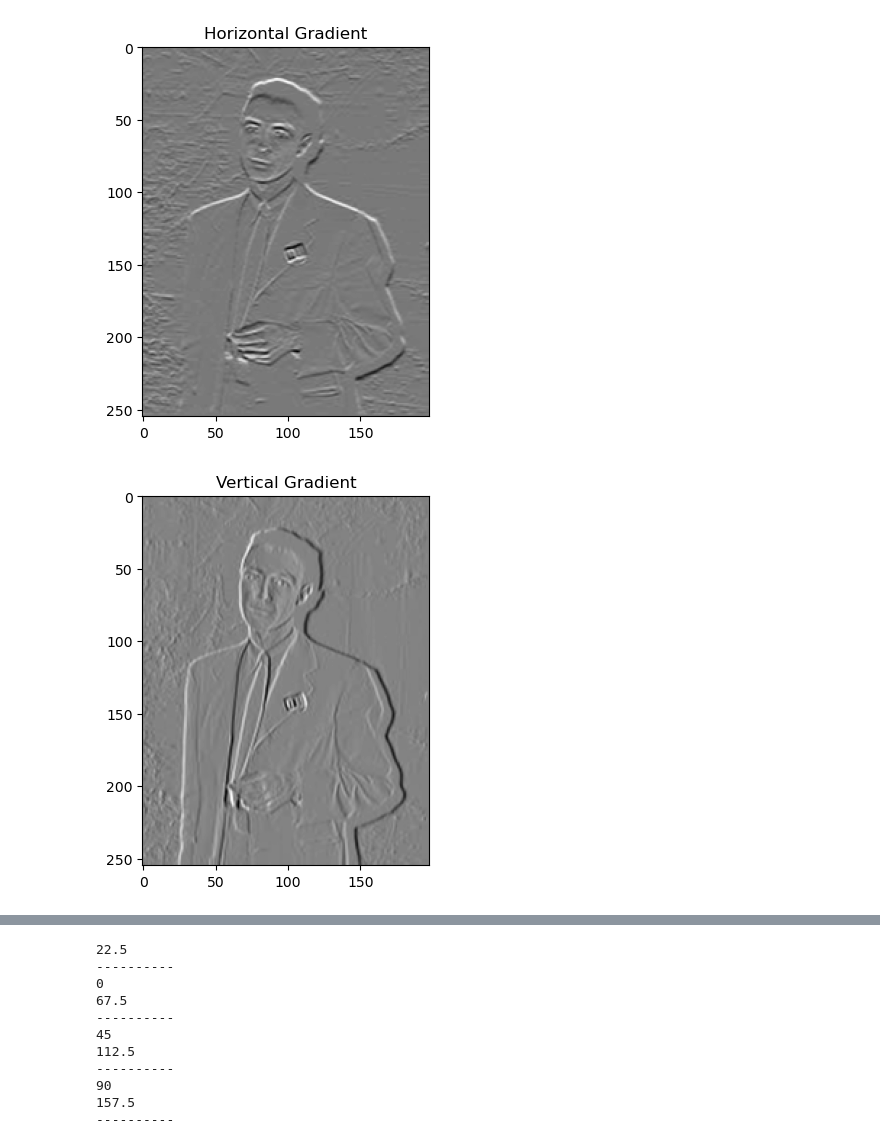
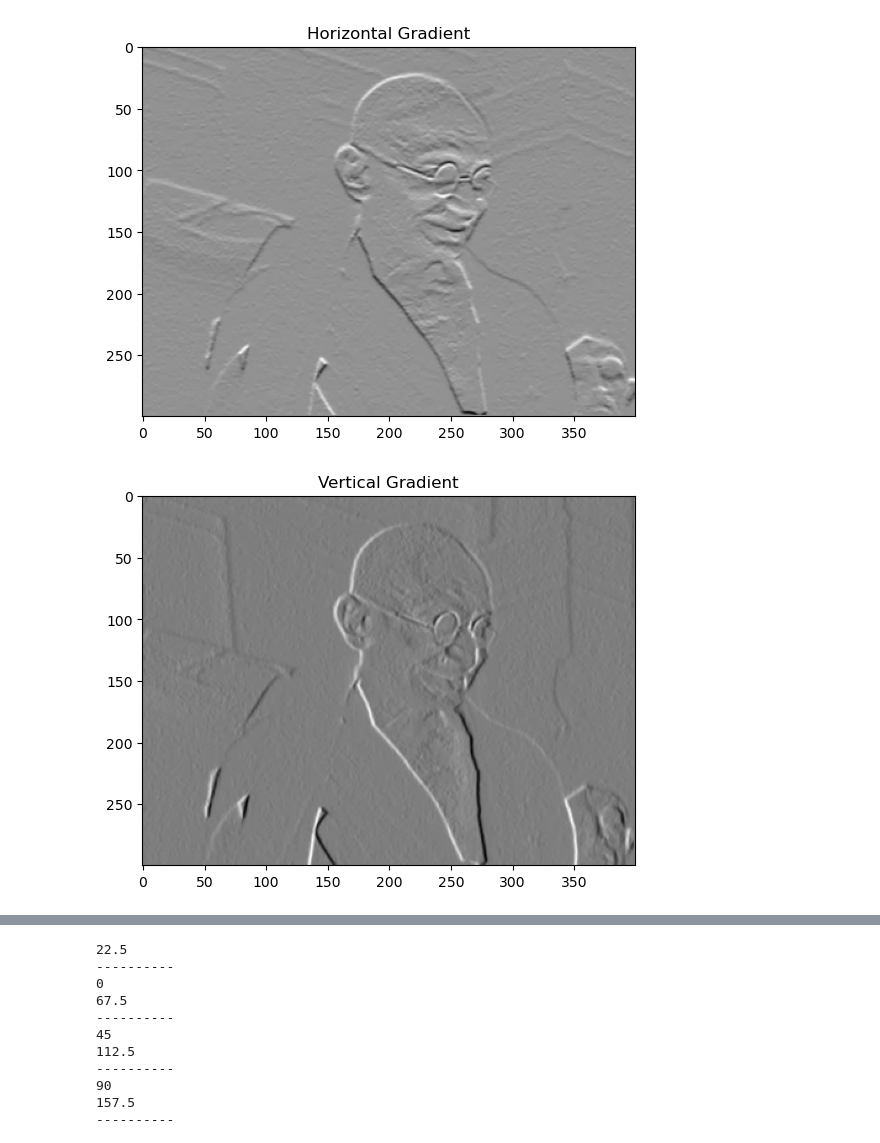
Before and after one commit to reimertzzz/Bildbehandling, a Jupyter notebook: sobel.ipynb, the cells around one changed output, grey strips where cells are left out. Saved outputs shown, nothing was run; the diff lists cells and outputs as text; code cells hidden in the pictures.

```diff
--- a/sobel.ipynb
+++ b/sobel.ipynb
@@ -4,12 +4,12 @@ import numpy as np
 from scipy.signal import convolve2d
 import matplotlib.pyplot as plt
 IMG_PATH = './images/'
-IMG_NAME = 'oppenheimer_1.png'
+IMG_NAME = 'gandhi.jpg'
 # Load the image in grayscale
 b = cv2.imread(IMG_PATH + IMG_NAME, cv2.IMREAD_GRAYSCALE)
 
 # No need to convert to grayscale again
-obama =b
+image =b
 
 # Define Sobel filters
 sobel_horizontal = np.array([[1, 2, 1],
@@ -21,26 +21,26 @@ sobel_vertical = np.array([[1, 0, -1],
                            [1, 0, -1]], dtype=np.float32)
 
 # Apply Sobel filters to get horizontal and vertical gradients
-obama_horizontal = cv2.filter2D(obama.astype(np.float32), -1, sobel_horizontal)
-obama_vertical = cv2.filter2D(obama.astype(np.float32), -1, sobel_vertical)
+image_sobel_horizontal = cv2.filter2D(image.astype(np.float32), -1, sobel_horizontal)
+image_sobel_vertical = cv2.filter2D(image.astype(np.float32), -1, sobel_vertical)
 
 # Display horizontal and vertical gradients
-plt.imshow(obama_horizontal, cmap='gray')
+plt.imshow(image_sobel_horizontal, cmap='gray')
 plt.title('Horizontal Gradient')
 plt.show()
 
-plt.imshow(obama_vertical, cmap='gray')
+plt.imshow(image_sobel_vertical, cmap='gray')
 plt.title('Vertical Gradient')
 plt.show()
 
 # Compute gradient magnitude approximation
-obama_approximation = np.abs(obama_horizontal) + np.abs(obama_vertical)
+image_approximation = np.abs(image_sobel_horizontal) + np.abs(image_sobel_vertical)
 
 # Assign approximation to grad_mag_test
-grad_mag_test = obama_approximation.copy()
+grad_mag_test = image_approximation.copy()
 
 # Display original and gradient images
-plt.imshow(obama, cmap='gray')
+plt.imshow(image, cmap='gray')
 plt.title('Original Grayscale Image')
 plt.show()
 
@@ -63,32 +63,32 @@ grad_mag_test[grad_mag_test >= strong_threshold_value] = np.max(grad_mag_test)
 # Find in-between values
 inbetween_values = np.logical_and(grad_mag_test >= weak_threshold_value, grad_mag_test < strong_threshold_value)
 inbetween_values = inbetween_values * grad_mag_test
 
 # Get image dimensions
 rows, cols = inbetween_values.shape
 
 # Perform edge tracking by hysteresis
 for i in range(1, rows - 1):
     for j in range(1, cols - 1):
         if inbetween_values[i, j] == 0:
             continue
         else:
             if (grad_mag_test[i, j + 1] >= inbetween_values[i, j] or
                 grad_mag_test[i, j - 1] >= inbetween_values[i, j] or
                 grad_mag_test[i + 1, j] >= inbetween_values[i, j] or
                 grad_mag_test[i - 1, j] >= inbetween_values[i, j] or
                 grad_mag_test[i + 1, j + 1] >= inbetween_values[i, j] or
                 grad_mag_test[i + 1, j - 1] >= inbetween_values[i, j] or
                 grad_mag_test[i - 1, j + 1] >= inbetween_values[i, j] or
                 grad_mag_test[i - 1, j - 1] >= inbetween_values[i, j]):
                 grad_mag_test[i, j] = np.max(grad_mag_test)
             else:
                 inbetween_values[i, j] = 0
 
 # Display the final edge-detected image
 plt.imshow(grad_mag_test, cmap='gray')
 plt.title('Final Edge-Detected Image')
 plt.show()
 # %% [output]
-[figure, old version]
+[figure, new version]
-[figure, old version]
+[figure, new version]
```
Also changed, not shown: parts of 3 cells of this notebook.
